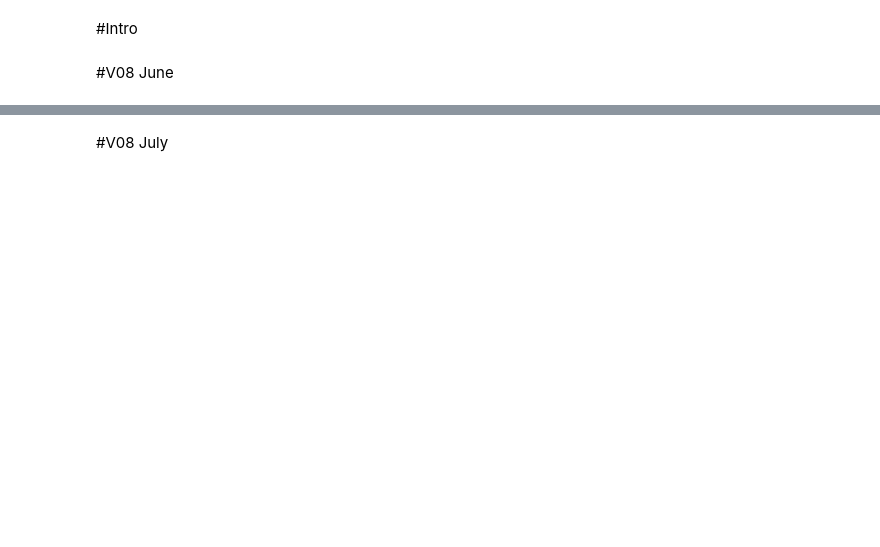
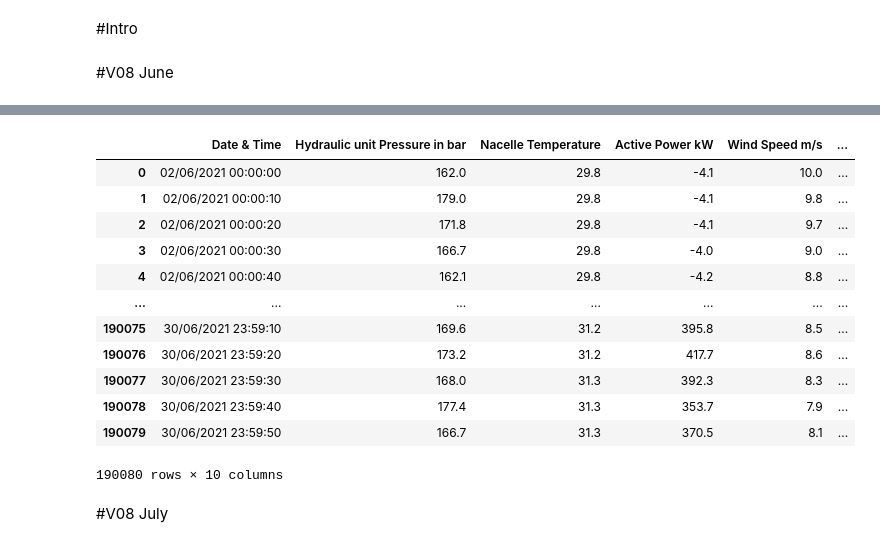
Before and after one commit to entc-17-fyp-20/CM_Data_Visualizing, a Jupyter notebook: Preprocessing.ipynb, the cells around one changed output, grey strips where cells are left out. Drawn from its saved outputs; the diff is of its cells as text; code cells hidden in the pictures; blank space fills up the shorter version.

```diff
--- a/Preprocessing.ipynb
+++ b/Preprocessing.ipynb
@@ -39,2 +59,25 @@ df4
+# %%
+df4["voltage"] = (df4["Voltage Phase R"] + df4["Voltage Phase  S"]+ df4["Voltage Phase T"])/3
+#df4["current"]  = (df4["Current Phase R"] + df4["Current Phase  S"]+ df4["Current Phase T"])/3
+df4["Gearbox & Bearing temp"]  = (df4["Gearbox Bearing Temperature"] + df4["Gearbox oil Temperature"]+ df4["Generator Winding Temperature Phase R"]+df4["Generator Winding Temperature Phase S"]+df4["Generator Winding Temperature Phase T"]+df4["Main bearing Temperature"] + df4["Generator Bearing Temperature DE"]+ df4["Generator Bearing Temperature NDE"])/8
+
+
+df4.drop(["Reactive Power kVAR", "Frequency Hz","Voltage Phase R","Voltage Phase  S","Voltage Phase T","Gearbox Bearing Temperature","Gearbox oil Temperature","Generator Winding Temperature Phase R","Generator Winding Temperature Phase S","Generator Winding Temperature Phase T","Main bearing Temperature","Generator Bearing Temperature DE","Generator Bearing Temperature NDE"], axis='columns', inplace=True)
+# %%
+df4
+# %% [output]
+|  | Date & Time | Hydraulic unit Pressure in bar | Nacelle Temperature | Active Power kW | Wind Speed m/s | ... |
+| 0 | 02/06/2021 00:00:00 | 162.0 | 29.8 | -4.1 | 10.0 | ... |
+| 1 | 02/06/2021 00:00:10 | 179.0 | 29.8 | -4.1 | 9.8 | ... |
+| 2 | 02/06/2021 00:00:20 | 171.8 | 29.8 | -4.1 | 9.7 | ... |
+| 3 | 02/06/2021 00:00:30 | 166.7 | 29.8 | -4.0 | 9.0 | ... |
+| 4 | 02/06/2021 00:00:40 | 162.1 | 29.8 | -4.2 | 8.8 | ... |
+| ... | ... | ... | ... | ... | ... | ... |
+| 190075 | 30/06/2021 23:59:10 | 169.6 | 31.2 | 395.8 | 8.5 | ... |
+| 190076 | 30/06/2021 23:59:20 | 173.2 | 31.2 | 417.7 | 8.6 | ... |
+| 190077 | 30/06/2021 23:59:30 | 168.0 | 31.3 | 392.3 | 8.3 | ... |
+| 190078 | 30/06/2021 23:59:40 | 177.4 | 31.3 | 353.7 | 7.9 | ... |
+| 190079 | 30/06/2021 23:59:50 | 166.7 | 31.3 | 370.5 | 8.1 | ... |
+190080 rows × 10 columns
 # %% [markdown]
 #V08 July
```
Also changed, not shown: parts of 23 cells of this notebook.
